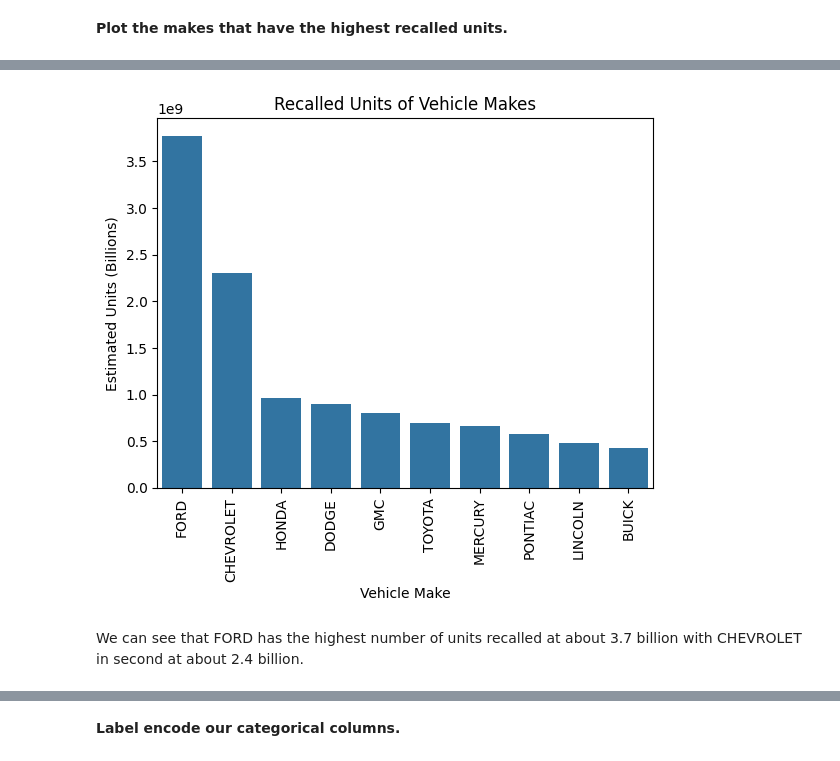
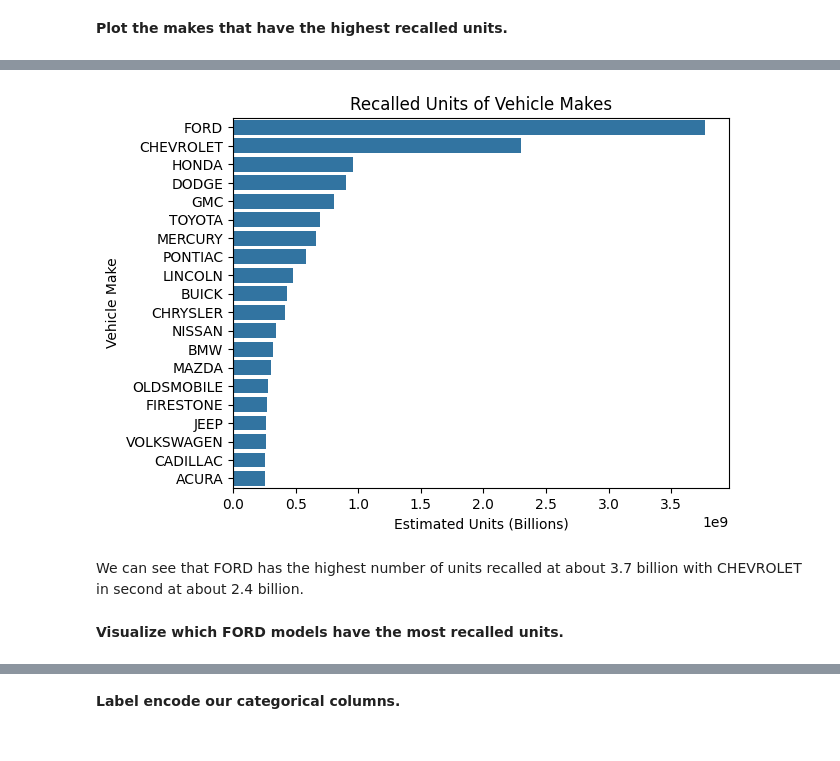
Before and after one commit to oowenn/vehicle_recalls_analysis, a Jupyter notebook: vehicle_recalls_analysis.ipynb, the cells around one changed output, grey strips where cells are left out. Saved outputs shown, nothing was run; the diff lists cells and outputs as text; code cells hidden in the pictures.

```diff
--- a/vehicle_recalls_analysis.ipynb
+++ b/vehicle_recalls_analysis.ipynb
@@ -236,3 +245,5 @@ With a p-value of 0, we can conclude that the missingness of `'Manufacturer Camp
+# %%
+df['Model Year'] = df['Model Year'].replace(9999, np.nan)
 # %% [markdown]
 ## Exploratory Data Analysis
 # %% [markdown]
@@ -253,4 +264,5 @@ The general trend seems to be that the amount of units getting recalled is incre
 **Plot the makes that have the highest recalled units.**
 # %%
 est_units_grouped_make = df.groupby('Vehicle Make')['Estimated Units'].sum().sort_values(ascending=False)
-est_units_grouped_make = est_units_grouped_make.take(np.arange(10))
+est_units_grouped_make = est_units_grouped_make.take(np.arange(20)).reset_index()
+est_units_grouped_make
@@ -257,10 +287,11 @@ est_units_grouped_make = est_units_grouped_make.take(np.arange(10))
 # %%
-sns.barplot(est_units_grouped_make)
+sns.barplot(est_units_grouped_make, x='Estimated Units', y='Vehicle Make')
 plt.title('Recalled Units of Vehicle Makes')
-plt.ylabel('Estimated Units (Billions)')
-plt.xticks(rotation=90)
+plt.xlabel('Estimated Units (Billions)')
 plt.show()
 # %% [output]
-[figure, old version]
+[figure, new version]
 # %% [markdown]
 We can see that FORD has the highest number of units recalled at about 3.7 billion with CHEVROLET in second at about 2.4 billion.
+# %% [markdown]
+**Visualize which FORD models have the most recalled units.**
```
Also changed, not shown: parts of 12 cells of this notebook.
